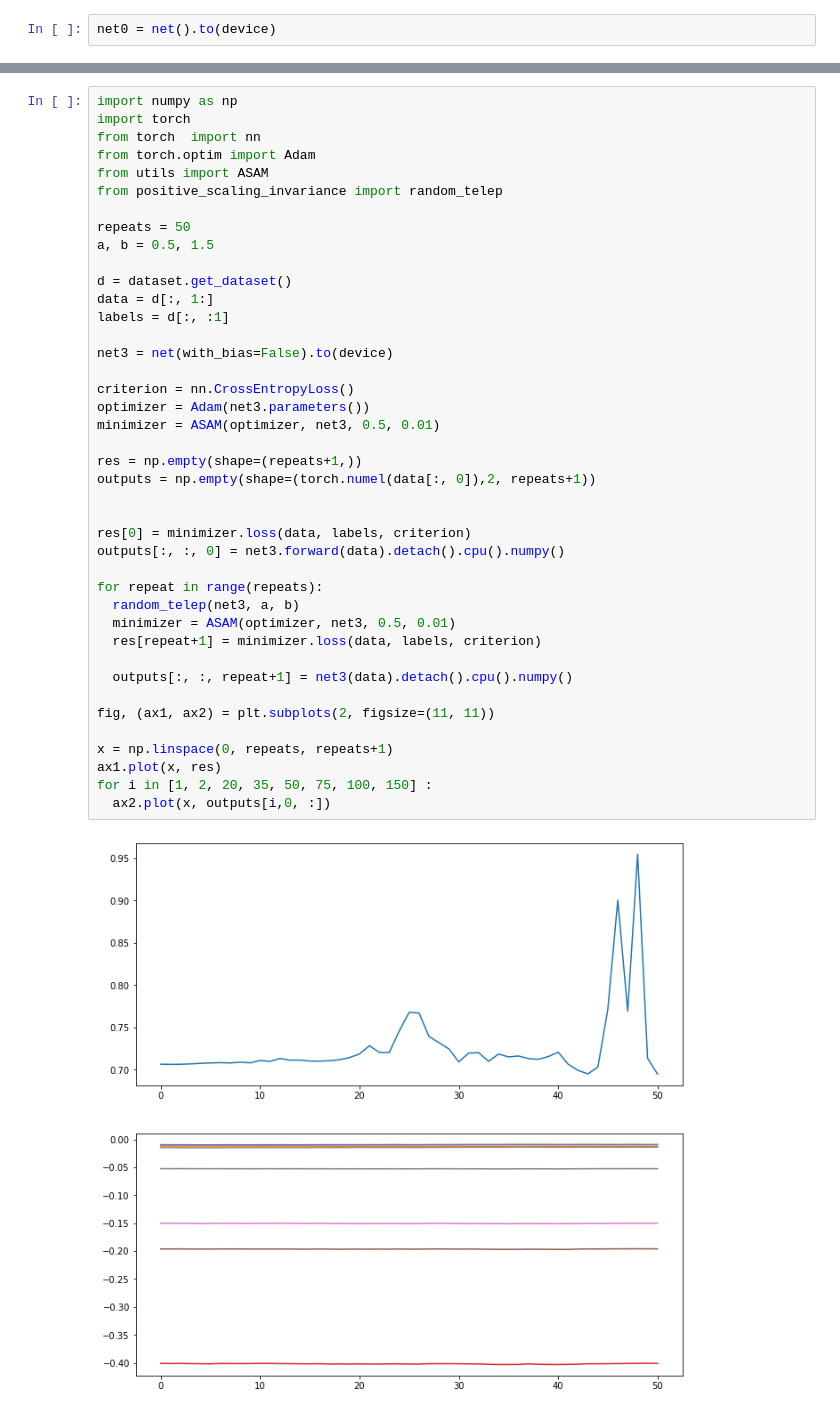
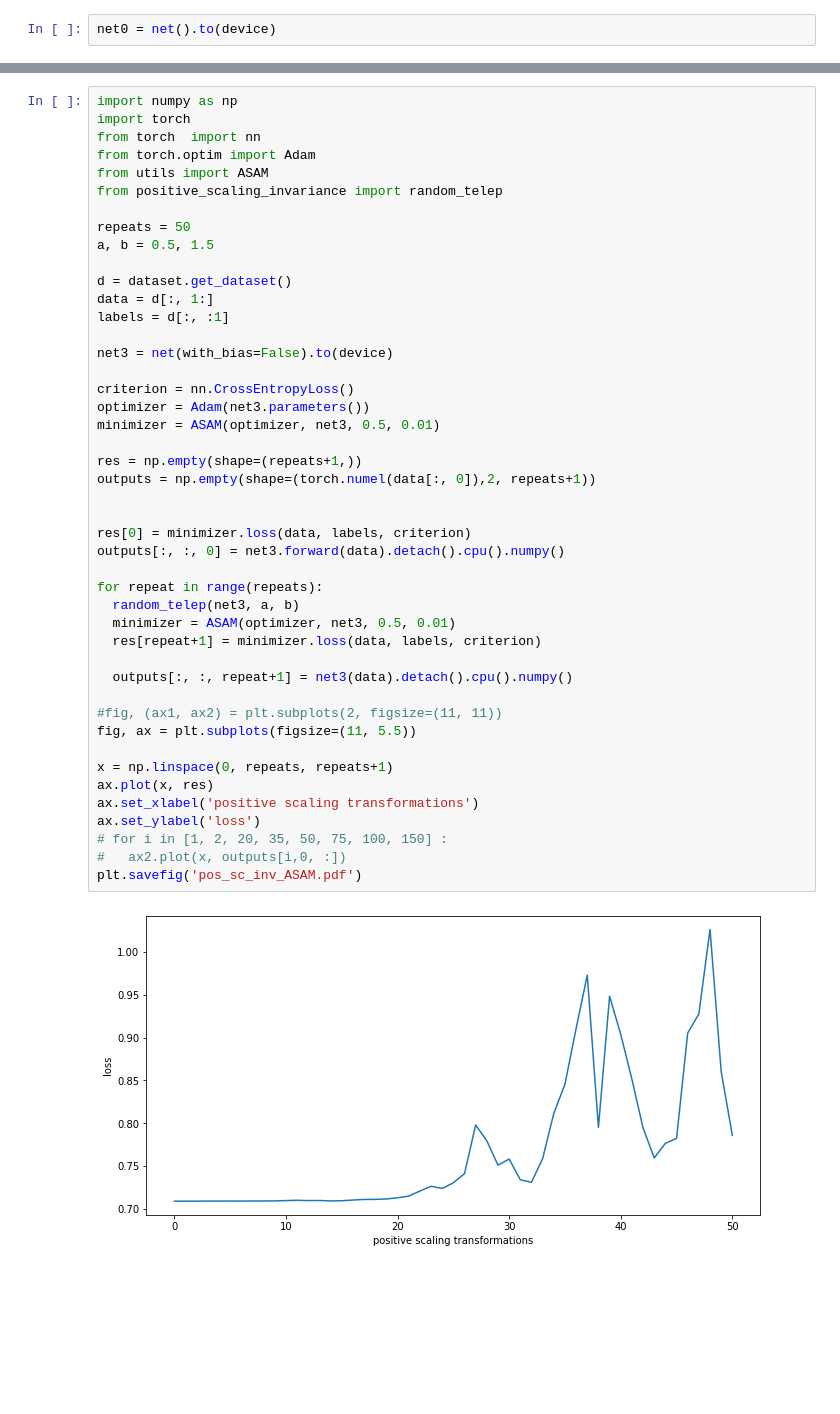
Before and after one commit to Noam-Ghenassia/opt_ML_project, a Jupyter notebook: examples.ipynb, the cells around one changed output, grey strips where cells are left out. Saved outputs shown, nothing was run; the diff lists cells and outputs as text; blank space fills up the shorter version.

```diff
--- a/examples.ipynb
+++ b/examples.ipynb
@@ -133,35 +144,39 @@ from positive_scaling_invariance import random_telep
 repeats = 50
 a, b = 0.5, 1.5
 
 d = dataset.get_dataset()
 data = d[:, 1:]
 labels = d[:, :1]
 
 net3 = net(with_bias=False).to(device)
 
 criterion = nn.CrossEntropyLoss()
 optimizer = Adam(net3.parameters())
 minimizer = ASAM(optimizer, net3, 0.5, 0.01)
 
 res = np.empty(shape=(repeats+1,))
 outputs = np.empty(shape=(torch.numel(data[:, 0]),2, repeats+1))
 
 
 res[0] = minimizer.loss(data, labels, criterion)
 outputs[:, :, 0] = net3.forward(data).detach().cpu().numpy()
 
 for repeat in range(repeats):
   random_telep(net3, a, b)
   minimizer = ASAM(optimizer, net3, 0.5, 0.01)
   res[repeat+1] = minimizer.loss(data, labels, criterion)
 
   outputs[:, :, repeat+1] = net3(data).detach().cpu().numpy()
 
-fig, (ax1, ax2) = plt.subplots(2, figsize=(11, 11))
+#fig, (ax1, ax2) = plt.subplots(2, figsize=(11, 11))
+fig, ax = plt.subplots(figsize=(11, 5.5))
 
 x = np.linspace(0, repeats, repeats+1)
-ax1.plot(x, res)
-for i in [1, 2, 20, 35, 50, 75, 100, 150] :
-  ax2.plot(x, outputs[i,0, :])
+ax.plot(x, res)
+ax.set_xlabel('positive scaling transformations')
+ax.set_ylabel('loss')
+# for i in [1, 2, 20, 35, 50, 75, 100, 150] :
+#   ax2.plot(x, outputs[i,0, :])
+plt.savefig('pos_sc_inv_ASAM.pdf')
 # %% [output]
-[figure, old version]
+[figure, new version]
```
Also changed, not shown: parts of 5 cells of this notebook, 2 other files.
